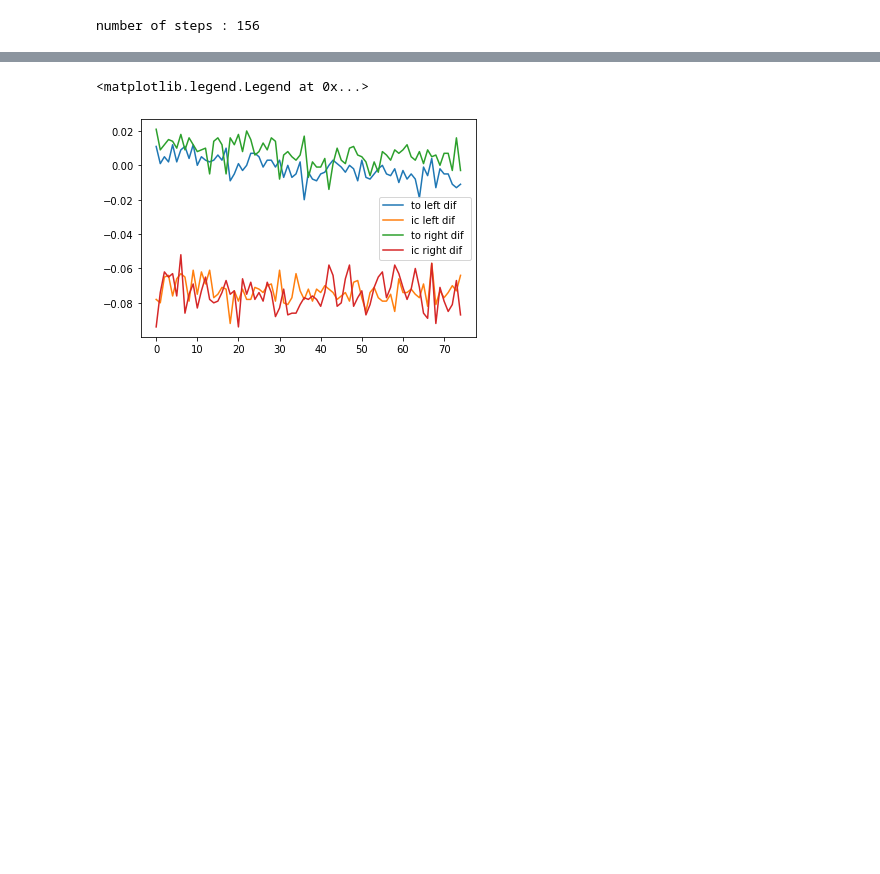
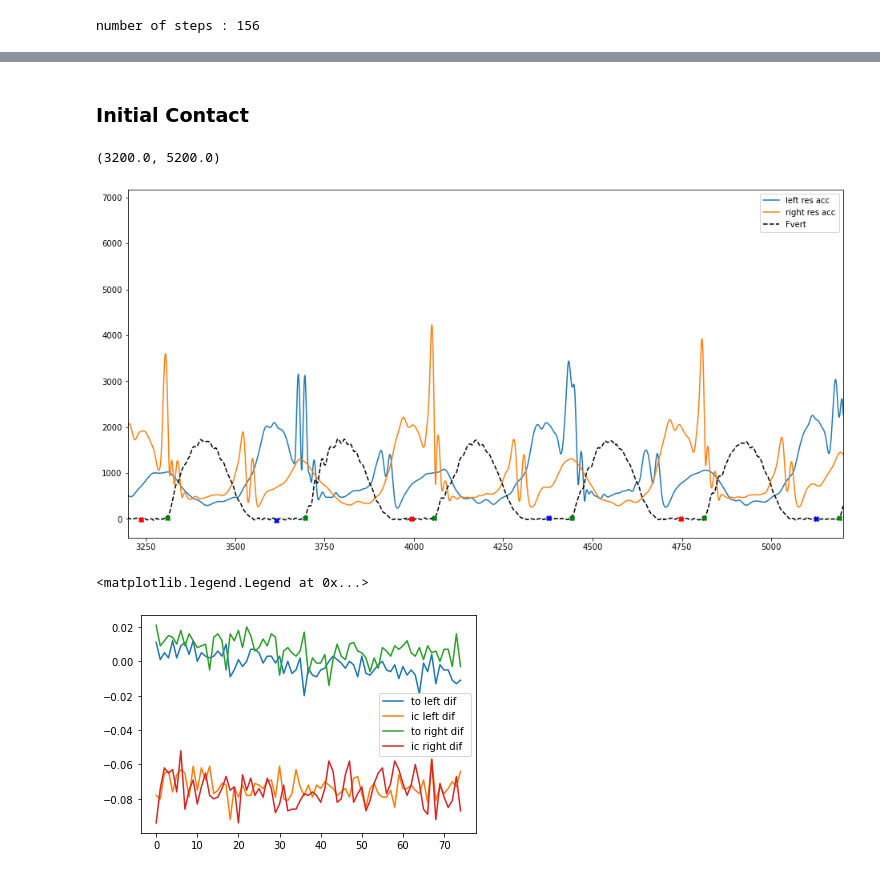
Before and after one commit to luceskywalker/TexSense, a Jupyter notebook: study1/jupyter/imu_events_lit/imu_events_lit.ipynb, the cells around one changed output, grey strips where cells are left out. Saved outputs shown, nothing was run; the diff lists cells and outputs as text; code cells hidden in the pictures; blank space fills up the shorter version.

```diff
--- a/study1/jupyter/imu_events_lit/imu_events_lit.ipynb
+++ b/study1/jupyter/imu_events_lit/imu_events_lit.ipynb
@@ -193,3 +173,25 @@ plt.xlim(3200,5200)
+# %% [markdown]
+### Initial Contact
+# %%
+fig = plt.figure(figsize = (16,8))
+plt.plot(np.linalg.norm(b_left.iloc[:,:3],axis=1)/25, label='left res acc')
+plt.plot(np.linalg.norm(b_right.iloc[:,:3],axis=1)/25, label='right res acc')
+#plt.plot(ic_b, np.linalg.norm(b_left.iloc[:,:3],axis=1)[ic_b], 'X')
+#plt.plot(to_b, (-b_left['IMU1_ACC_Z'])[to_b], 'o')
+plt.plot(-force_df['Fz'], 'k--', label = 'Fvert')
+#plt.plot(to_true, (-force_df['Fz'])[to_true], 'o', c = 'k')
+plt.plot(ic_true, (-force_df['Fz'])[ic_true], 'X', c = 'g')
+
+#plt.plot(to_bl, (-force_df['Fz'])[to_bl], 'o', c = 'r')
+plt.plot(ic_bl, (-force_df['Fz'])[ic_bl], 'X', c = 'b')
+#plt.plot(to_br, (-force_df['Fz'])[to_br], 'o', c = 'b')
+plt.plot(ic_br, (-force_df['Fz'])[ic_br], 'X', c = 'r')
+plt.legend()
+#plt.plot(-b_left['IMU1_ACC_Z'])
+plt.xlim(3200,5200)
+# %% [output]
+(3200.0, 5200.0)
+[figure, added]
 # %%
 ic_l = ic_true[2::2]
 to_l = to_true[2::2]
```
Also changed, not shown: parts of 7 cells of this notebook.
